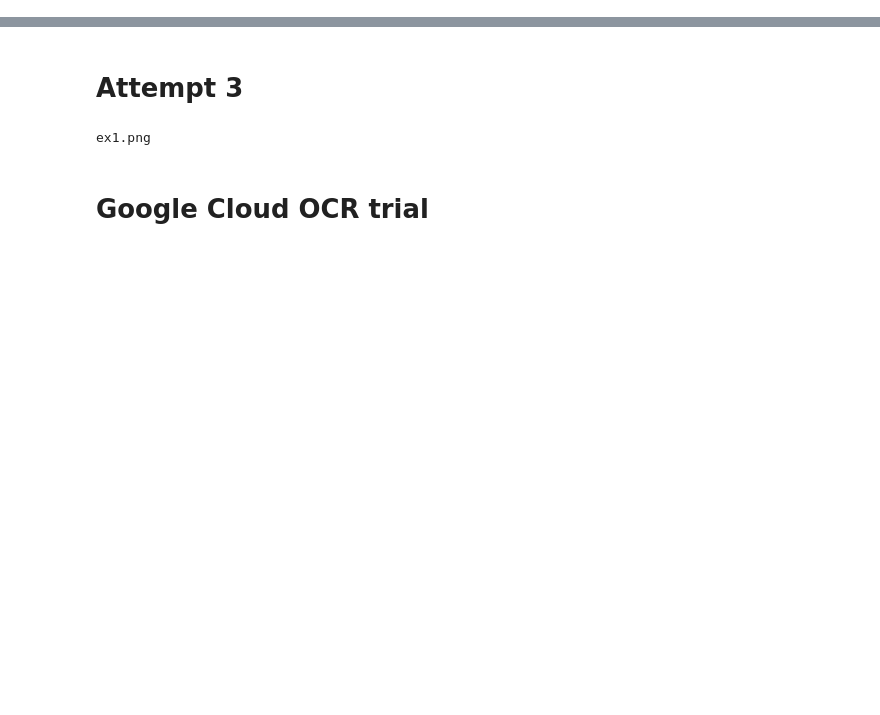
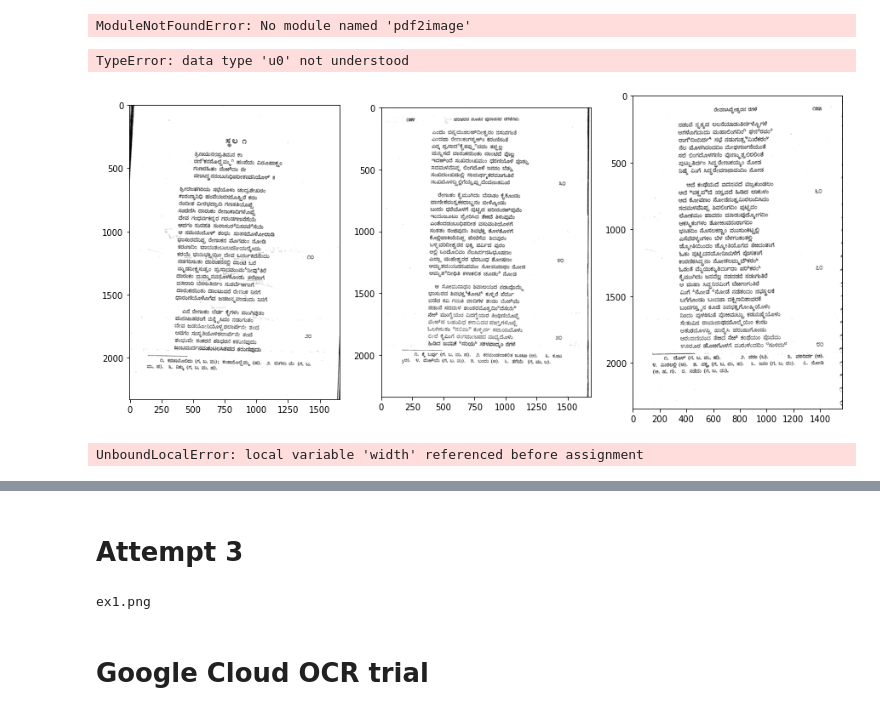
Before and after one commit to p-acharya/opencv_ocr, a Jupyter notebook: footnote_detection.ipynb, the cells around one changed output, grey strips where cells are left out. Saved outputs shown, nothing was run; the diff lists cells and outputs as text; code cells hidden in the pictures; blank space fills up the shorter version.

```diff
--- a/footnote_detection.ipynb
+++ b/footnote_detection.ipynb
@@ -81,0 +69,63 @@ di(bottom_and_top)
+# %%
+from pdf2image import convert_from_path
+
+pages = convert_from_path("pdf_file_to_convert")
+for page in pages:
+    page.save("page_image.jpg", "jpg")
+
+# Now you can use this image to apply opencv functions.
+
+# You can use BytesIO to do your work without saving the file:
+
+from io import BytesIO
+from PIL import Image
+
+with BytesIO() as f:
+   page.save(f, format="jpg")
+   f.seek(0)
+   img_page = Image.open(f)
+# %% [output]
+ModuleNotFoundError: No module named 'pdf2image'
+# %%
+import fitz
+import numpy as np
+import cv2
+
+# file path you want to extract images from
+file = "harihara/10pages.pdf"
+
+with fitz.Document(file) as doc:
+    for xref in {xref[0] for page in doc for xref in page.get_images(False) if xref[1] == 0}:
+        # dictionary with image
+        image_dict = doc.extract_image(xref)
+        # image as OpenCV's Mat
+        i = cv2.imdecode(np.frombuffer(image_dict["image"],np.dtype(f'u{image_dict["bpc"] // 8}')),cv2.IMREAD_GRAYSCALE)
+        cv2.imshow("OpenCV", i)
+        cv2.waitKey(0)
+# %% [output]
+TypeError: data type 'u0' not understood
+# %%
+import pdf2image
+def convert_pdf_to_image(document, dpi):
+    images = []
+    images.extend(
+                    list(
+                        map(
+                            lambda image: cv2.cvtColor(
+                                np.asarray(image), code=cv2.COLOR_BGR2GRAY
+                            ),
+                            pdf2image.convert_from_path(document, dpi=dpi),
+                        )
+                    )
+                )
+    return images
+# %%
+ten_pages = convert_pdf_to_image(file, 300)
+# %%
+di(ten_pages)
+# %% [output]
+[figure, added]
+# %%
+detect_footer(ten_pages[0])
+# %% [output]
+UnboundLocalError: local variable 'width' referenced before assignment
```
Also changed, not shown: parts of 20 cells of this notebook.
